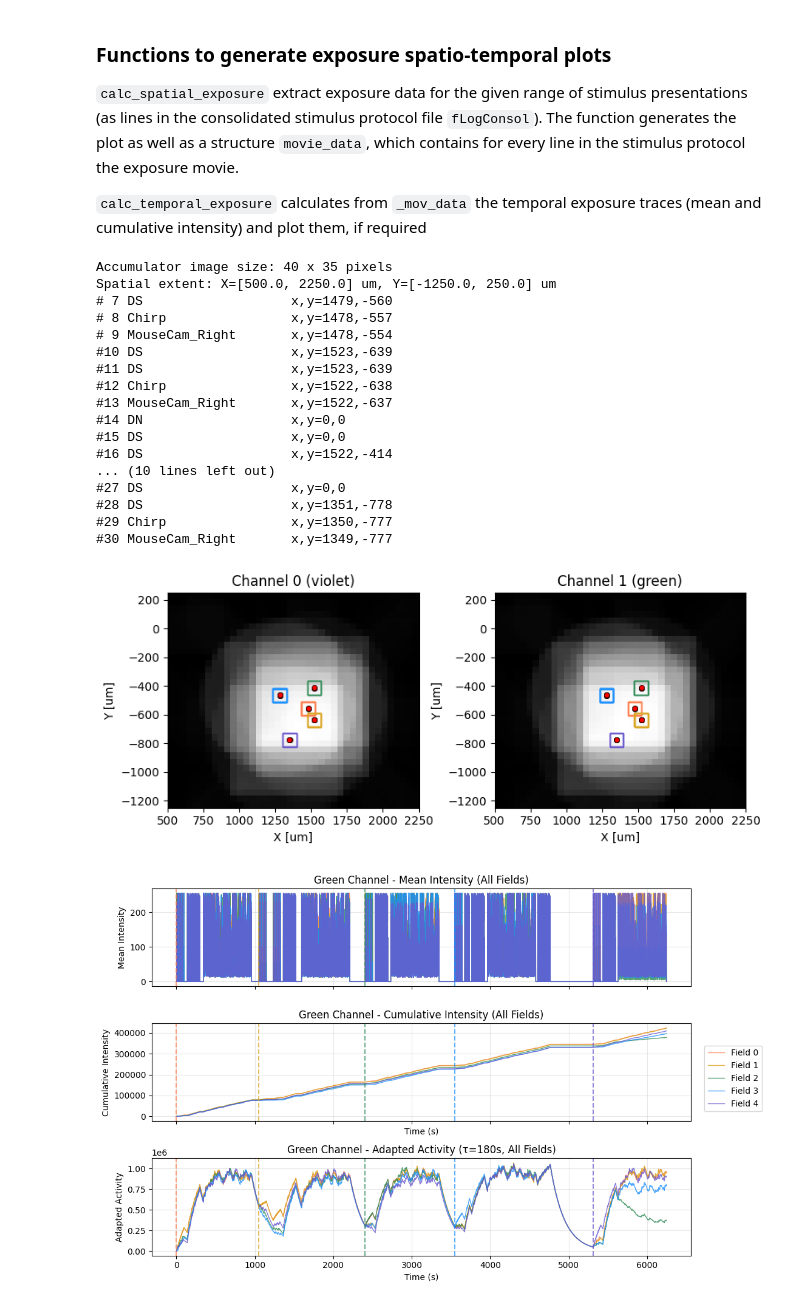
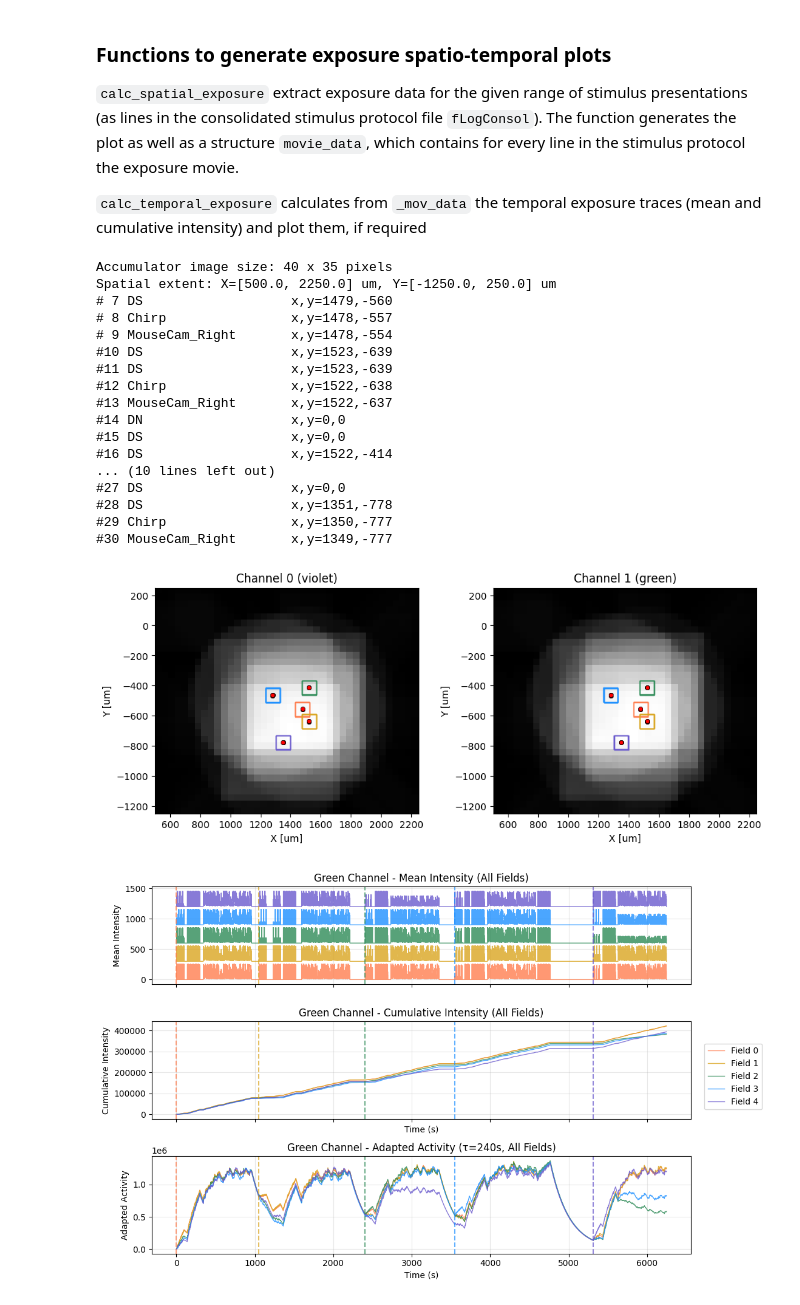
Before and after one commit to eyewire2/eyewire2-functional-analysis, a Jupyter notebook: notebooks/analysis/light_exposure/EW2_stim_history.ipynb, the cells around one changed output. Saved outputs shown, nothing was run; the diff lists cells and outputs as text; code cells hidden in the pictures.

```diff
--- a/notebooks/analysis/light_exposure/EW2_stim_history.ipynb
+++ b/notebooks/analysis/light_exposure/EW2_stim_history.ipynb
@@ -226,17 +225,17 @@ Done.
 # Define spatial and temporal scaling (approximated, see TODOs)
 # (pixel size from moving bar width / bar pixels in movies)
 _, dx, dy, _ = mov_DS.shape
-px_um = 300 /7
+px_um = 300 /7  # moving bar width / bar pixels in movies
 params = dict({
-    "pix_size_um": 300 /7,  # moving bar width / bar pixels in movies
+    "pix_size_um": px_um,
     "mov_dxy": [dx, dy],
     "mov_dxy_um": [px_um *dx, px_um *dy],
     "dt_fr_s": 1 /60,
     "nCh": 2,
     "rec_field_dxy_um": [95, 95],
-    "surr_factor": 1.5,
+    "surr_factor": 2.0,
     "sel_chan": "Green",
-    "tau_adapt_s": 60*3
+    "tau_adapt_s": 60*4
 })
 
 # Define field locations (and colors for plot)
@@ -247,9 +246,7 @@ fields = [
     {"field": 3, "pos_xy_um": [1281.6,-464.0]},
     {"field": 4, "pos_xy_um": [1350.0,-777.0]}
 ]
-'''
-field_colors = plt.cm.tab10(np.linspace(0, 0.9, len(fields)))
-'''
+
 field_colors = [
     colors.to_rgba("coral"),
     colors.to_rgba("goldenrod"),
@@ -257,3 +254,5 @@ field_colors = [
     colors.to_rgba("dodgerblue"),
     colors.to_rgba("slateblue")
 ]
+
+params
@@ -403,7 +412,7 @@ def calc_spatial_exposure(
         acc_image_norm = acc_image / (acc_image.max() + 1e-10)
 
         # Create figure for plotting of exposure images
-        fig, axes = plt.subplots(1, _p["nCh"], figsize=(8, 4))
+        fig, axes = plt.subplots(1, _p["nCh"], figsize=(10, 5))
         if nCh == 1:
             axes = [axes]
 
@@ -458,9 +467,6 @@ def calc_temporal_exposure(
 
     # Get/define general parameter(s)
     dt_fr_s = _p["dt_fr_s"]
-    '''
-    last_valid_field_id = -1
-    '''
     t_marks = {"t0_s": [], "t1_s": [], "fID": []}
 
     for _ip, _pres in enumerate(_mov_data):
@@ -482,7 +488,6 @@ def calc_temporal_exposure(
         t =  _pres["t_field_end_s"]
         if t > 0:
             t_marks["t1_s"].append(t)
-
         '''
         curr_field_id = _pres["fieldID"]
         if curr_field_id >= 0:
@@ -522,7 +527,17 @@ def calc_temporal_exposure(
                     _field_size_um=_pres["field_size_um"],
                     _plot=False
                 )
+                if _verbose:
+                    print("_if=", _if, "x,y=", [int(x),int(y)], "t_dur_s=", t_dur_s)
 
+                '''
+                # **********************
+                if _if == 4:
+                    dump = intens
+                    fig, axes = plt.subplots(1, 1, figsize=(10, 7), sharex=True)
+                    axes.plot(dump)
+                # **********************
+                '''
             # Copy traces into the structure that holds the traces of the experiment
             if _ip == 0:
                 f_int_mean[_if] = np.copy(intens)
@@ -531,12 +546,12 @@ def calc_temporal_exposure(
                     tmp = np.zeros((n_gap_fr, f_int_mean[_if].shape[1]), dtype=np.float64)
                     f_int_mean[_if] = np.concatenate([f_int_mean[_if], tmp])
                 f_int_mean[_if] = np.concatenate([f_int_mean[_if], intens])
-            '''
+
             if _verbose:
                 print("length=", f_int_mean[_if].shape[0],
                     f_int_mean[_if].shape[0] *dt_fr_s, "len(intens)=", len(intens)
                 )
-            '''
+
     # - - - - - - - - - - - - - - - - - - - - - - - - - - - - - - - - - - - - - - - - - - -
     # For each field, calculate the cumulative intensity and adapted activity ...
     for _if, _fld in enumerate(fields):
@@ -561,6 +576,7 @@ def calc_temporal_exposure(
     # - - - - - - - - - - - - - - - - - - - - - - - - - - - - - - - - - - - - - - - - - - -
     if _plot:
         # Plot f_int_mean and f_int_cumul over time - all fields in one plot
+        y_scaler = 300
         selected_channel = _p["sel_chan"]
         channel_names = ['UV', 'Green']
         channel_idx = channel_names.index(selected_channel)
@@ -573,7 +589,7 @@ def calc_temporal_exposure(
             intensity_data = f_int_mean[_if]
             n_frames = intensity_data.shape[0]
             t_axis = np.arange(n_frames) * dt_fr_s
-            axes[0].plot(t_axis, intensity_data[:, channel_idx],
+            axes[0].plot(t_axis, intensity_data[:, channel_idx] +_if*y_scaler,
                         label=f'Field {_fld["field"]}',
                         color=field_colors[_if],
                         linewidth=1.0,
@@ -589,7 +605,7 @@ def calc_temporal_exposure(
             cumul_data = f_int_cumul[_if]
             n_frames = cumul_data.shape[0]
             t_axis = np.arange(n_frames) * dt_fr_s
-            axes[1].plot(t_axis, cumul_data[:, channel_idx],
+            axes[1].plot(t_axis, cumul_data[:, channel_idx], #+_if*y_scaler,
                         label=f'Field {_fld["field"]}',
                         color=field_colors[_if],
                         linewidth=1.0,
@@ -605,7 +621,7 @@ def calc_temporal_exposure(
             activity_data = f_adapted_activity[_if]
             n_frames = activity_data.shape[0]
             t_axis = np.arange(n_frames) * dt_fr_s
-            axes[2].plot(t_axis, activity_data[:, channel_idx],
+            axes[2].plot(t_axis, activity_data[:, channel_idx], #+_if*y_scaler,
                         label=f'Field {_fld["field"]}',
                         color=field_colors[_if],
                         linewidth=1.0,
@@ -644,30 +660,32 @@ def calc_temporal_exposure(
 # %%
 #movie_data = calc_spatial_exposure(CONSOL_PATH, params, ln_range=[ 7,  9]) # F0
 #movie_data = calc_spatial_exposure(CONSOL_PATH, params, ln_range=[10, 13],) # F1
 #movie_data = calc_spatial_exposure(CONSOL_PATH, params, ln_range=[16, 18]) # F2
 #movie_data = calc_spatial_exposure(CONSOL_PATH, params, ln_range=[20, 24]) # F3
 #movie_data = calc_spatial_exposure(CONSOL_PATH, params, ln_range=[28, 30]) # F4
 
-#movie_data = calc_spatial_exposure(CONSOL_PATH, params, ln_range=[ 7,  7]) # F0
+movie_data = calc_spatial_exposure(CONSOL_PATH, params, ln_range=[7,30]) # F0
+'''
 movie_data = calc_spatial_exposure(CONSOL_PATH, params, ln_range=[ 7, 30]) # all fields
+'''
 calc_temporal_exposure(movie_data, params)
 # %% [output]
 Accumulator image size: 40 x 35 pixels
 Spatial extent: X=[500.0, 2250.0] um, Y=[-1250.0, 250.0] um
 # 7 DS                   x,y=1479,-560
 # 8 Chirp                x,y=1478,-557
 # 9 MouseCam_Right       x,y=1478,-554
 #10 DS                   x,y=1523,-639
 #11 DS                   x,y=1523,-639
 #12 Chirp                x,y=1522,-638
 #13 MouseCam_Right       x,y=1522,-637
 #14 DN                   x,y=0,0
 #15 DS                   x,y=0,0
 #16 DS                   x,y=1522,-414
 ... (10 lines left out)
 #27 DS                   x,y=0,0
 #28 DS                   x,y=1351,-778
 #29 Chirp                x,y=1350,-777
 #30 MouseCam_Right       x,y=1349,-777
-[figure, old version]
+[figure, new version]
-[figure, old version]
+[figure, new version]
```
Also changed, not shown: parts of 6 cells of this notebook.
